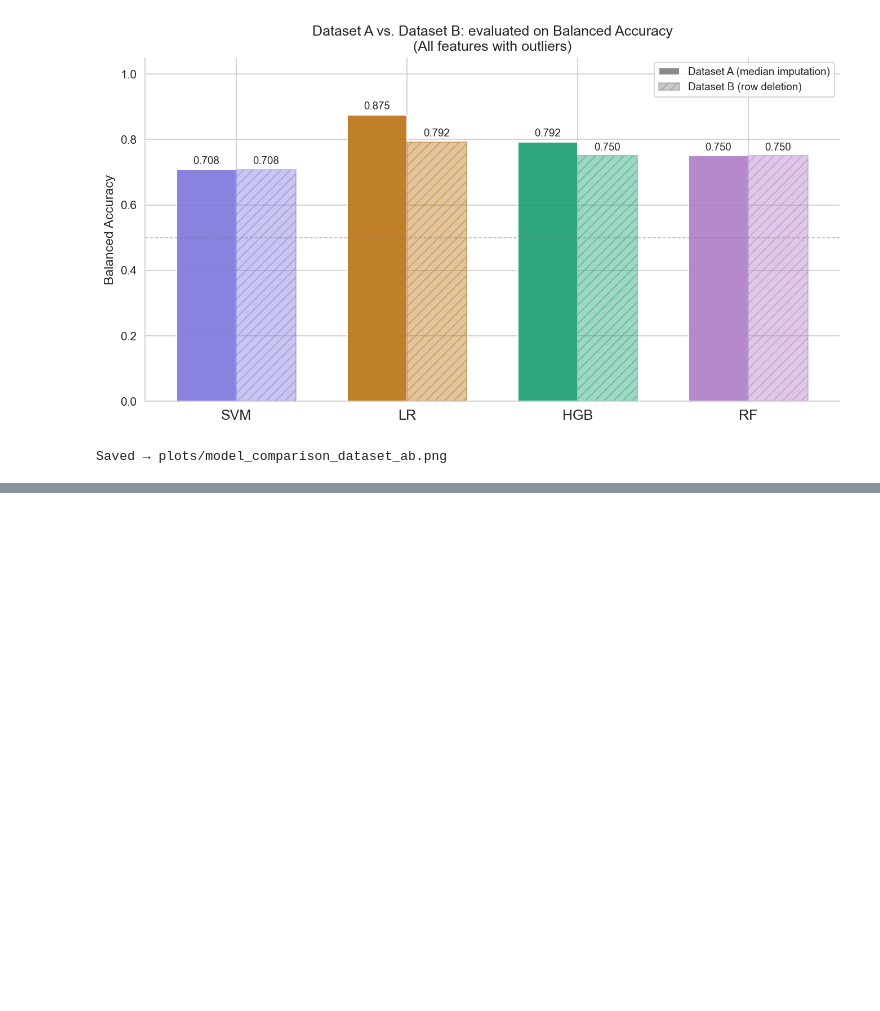
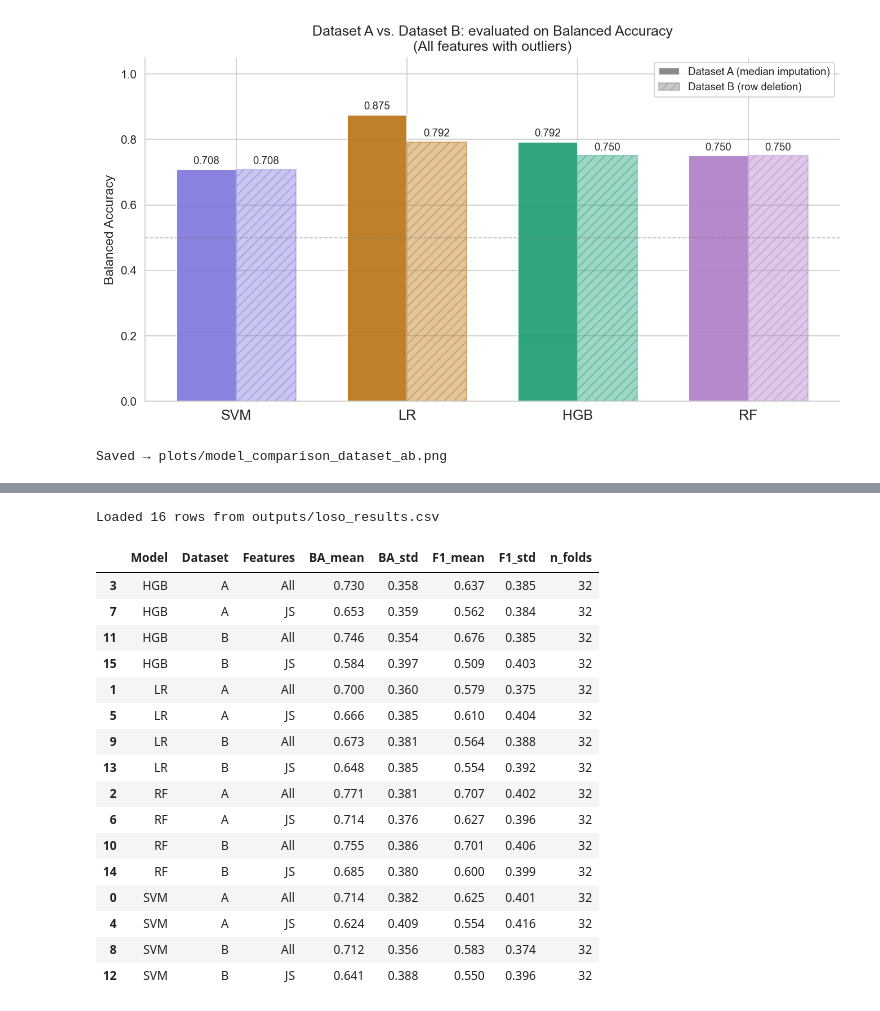
Before and after one commit to nataliia-stempkovska/FoDS-Parkinson, a Jupyter notebook: models/model_comparison.ipynb, the cells around one changed output, grey strips where cells are left out. Cells and saved outputs as stored; diff of their text form; code cells hidden in the pictures; blank space fills up the shorter version.

```diff
--- a/models/model_comparison.ipynb
+++ b/models/model_comparison.ipynb
@@ -389,0 +398,61 @@ Saved → plots/model_comparison_dataset_ab.png
+# %%
+# ── Load LOSO results ────────────────────────────────────────────────────────
+LOSO_PATH = Path("outputs/loso_results.csv")
+
+# Embedded pre-computed fallback (loso_fast.py with inner GroupKFold k=4)
+LOSO_EMBEDDED = [
+    # Model  DS  Feat  BA_mean   BA_std   F1_mean   F1_std
+    ("HGB", "A", "All",  0.786,  0.354,   0.702,   0.385),
+    ("HGB", "B", "All",  0.791,  0.353,   0.704,   0.383),
+    ("HGB", "A", "JS",   0.714,  0.373,   0.644,   0.397),
+    ("HGB", "B", "JS",   0.671,  0.374,   0.581,   0.393),
+    ("LR",  "A", "All",  0.711,  0.348,   0.601,   0.375),
+    ("LR",  "B", "All",  0.687,  0.377,   0.602,   0.397),
+    ("LR",  "A", "JS",   0.642,  0.388,   0.567,   0.403),
+    ("LR",  "B", "JS",   0.648,  0.393,   0.584,   0.408),
+    ("RF",  "A", "All",  0.792,  0.361,   0.734,   0.387),
+    ("RF",  "B", "All",  0.773,  0.372,   0.710,   0.395),
+    ("RF",  "A", "JS",   0.734,  0.372,   0.650,   0.396),
+    ("RF",  "B", "JS",   0.740,  0.378,   0.667,   0.400),
+    ("SVM", "A", "All",  0.631,  0.399,   0.542,   0.406),
+    ("SVM", "B", "All",  0.649,  0.411,   0.562,   0.416),
+    ("SVM", "A", "JS",   0.677,  0.375,   0.583,   0.391),
+    ("SVM", "B", "JS",   0.646,  0.394,   0.567,   0.403),
+]
+
+if LOSO_PATH.exists():
+    df_loso = pd.read_csv(LOSO_PATH)
+    # Normalise feature labels regardless of which script produced the file
+    df_loso["Features"] = (
+        df_loso["Features"]
+        .str.replace("All features", "All", regex=False)
+        .str.replace("Jitter+Shimmer", "JS", regex=False)
+    )
+    print(f"Loaded {len(df_loso)} rows from {LOSO_PATH}")
+else:
+    print("outputs/loso_results.csv not found — using embedded pre-computed results.")
+    df_loso = pd.DataFrame(
+        LOSO_EMBEDDED,
+        columns=["Model", "Dataset", "Features", "BA_mean", "BA_std", "F1_mean", "F1_std"]
+    )
+
+display(df_loso.sort_values(["Model", "Dataset", "Features"]))
+# %% [output]
+Loaded 16 rows from outputs/loso_results.csv
+|  | Model | Dataset | Features | BA_mean | BA_std | F1_mean | F1_std | n_folds |
+| 3 | HGB | A | All | 0.730 | 0.358 | 0.637 | 0.385 | 32 |
+| 7 | HGB | A | JS | 0.653 | 0.359 | 0.562 | 0.384 | 32 |
+| 11 | HGB | B | All | 0.746 | 0.354 | 0.676 | 0.385 | 32 |
+| 15 | HGB | B | JS | 0.584 | 0.397 | 0.509 | 0.403 | 32 |
+| 1 | LR | A | All | 0.700 | 0.360 | 0.579 | 0.375 | 32 |
+| 5 | LR | A | JS | 0.666 | 0.385 | 0.610 | 0.404 | 32 |
+| 9 | LR | B | All | 0.673 | 0.381 | 0.564 | 0.388 | 32 |
+| 13 | LR | B | JS | 0.648 | 0.385 | 0.554 | 0.392 | 32 |
+| 2 | RF | A | All | 0.771 | 0.381 | 0.707 | 0.402 | 32 |
+| 6 | RF | A | JS | 0.714 | 0.376 | 0.627 | 0.396 | 32 |
+| 10 | RF | B | All | 0.755 | 0.386 | 0.701 | 0.406 | 32 |
+| 14 | RF | B | JS | 0.685 | 0.380 | 0.600 | 0.399 | 32 |
+| 0 | SVM | A | All | 0.714 | 0.382 | 0.625 | 0.401 | 32 |
+| 4 | SVM | A | JS | 0.624 | 0.409 | 0.554 | 0.416 | 32 |
+| 8 | SVM | B | All | 0.712 | 0.356 | 0.583 | 0.374 | 32 |
+| 12 | SVM | B | JS | 0.641 | 0.388 | 0.550 | 0.396 | 32 |
```
Also changed, not shown: parts of 10 cells of this notebook, 25 other files.
